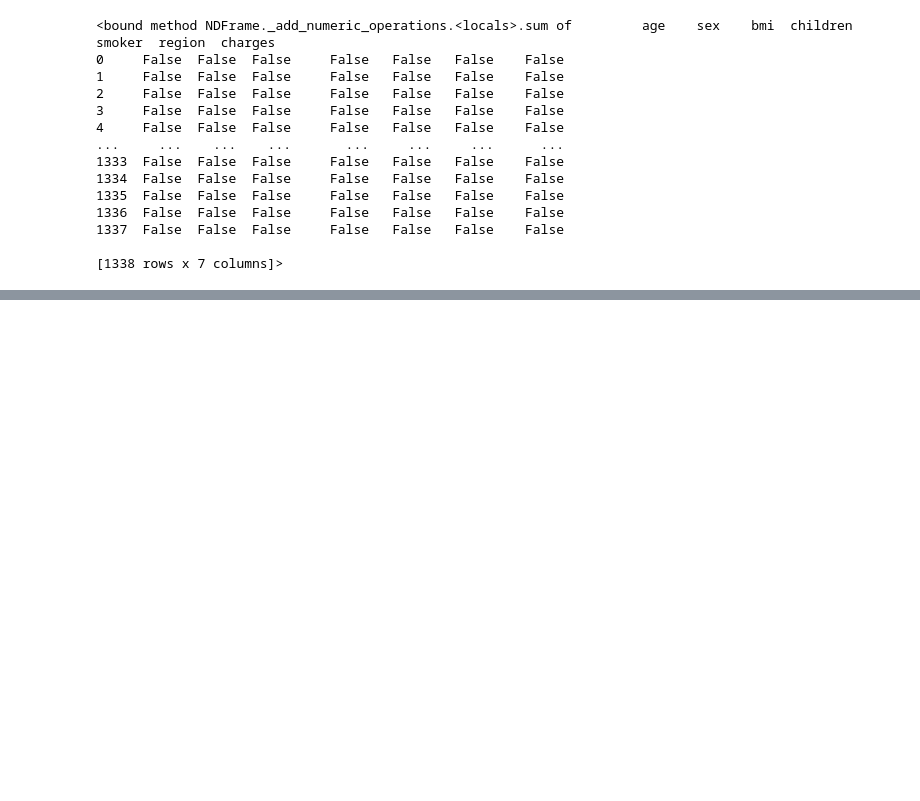
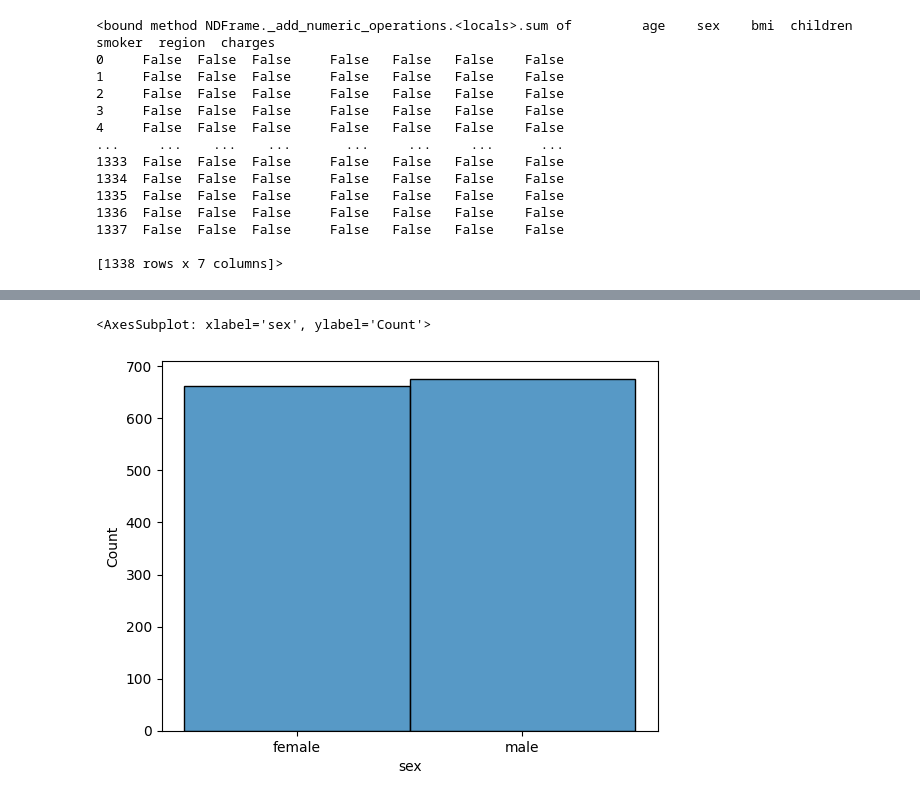
Before and after one commit to spyder079710964/Machine-learning, a Jupyter notebook: EDA_insurance_csv.ipynb, the cells around one changed output, grey strips where cells are left out. Cells and saved outputs as stored; diff of their text form; code cells hidden in the pictures; blank space fills up the shorter version.

```diff
--- a/EDA_insurance_csv.ipynb
+++ b/EDA_insurance_csv.ipynb
@@ -65,0 +95,5 @@ print(df.isnull().sum)
+# %%
+sns.histplot(df['sex'])
+# %% [output]
+<AxesSubplot: xlabel='sex', ylabel='Count'>
+[figure, added]
```
Also changed, not shown: parts of 8 cells of this notebook.
